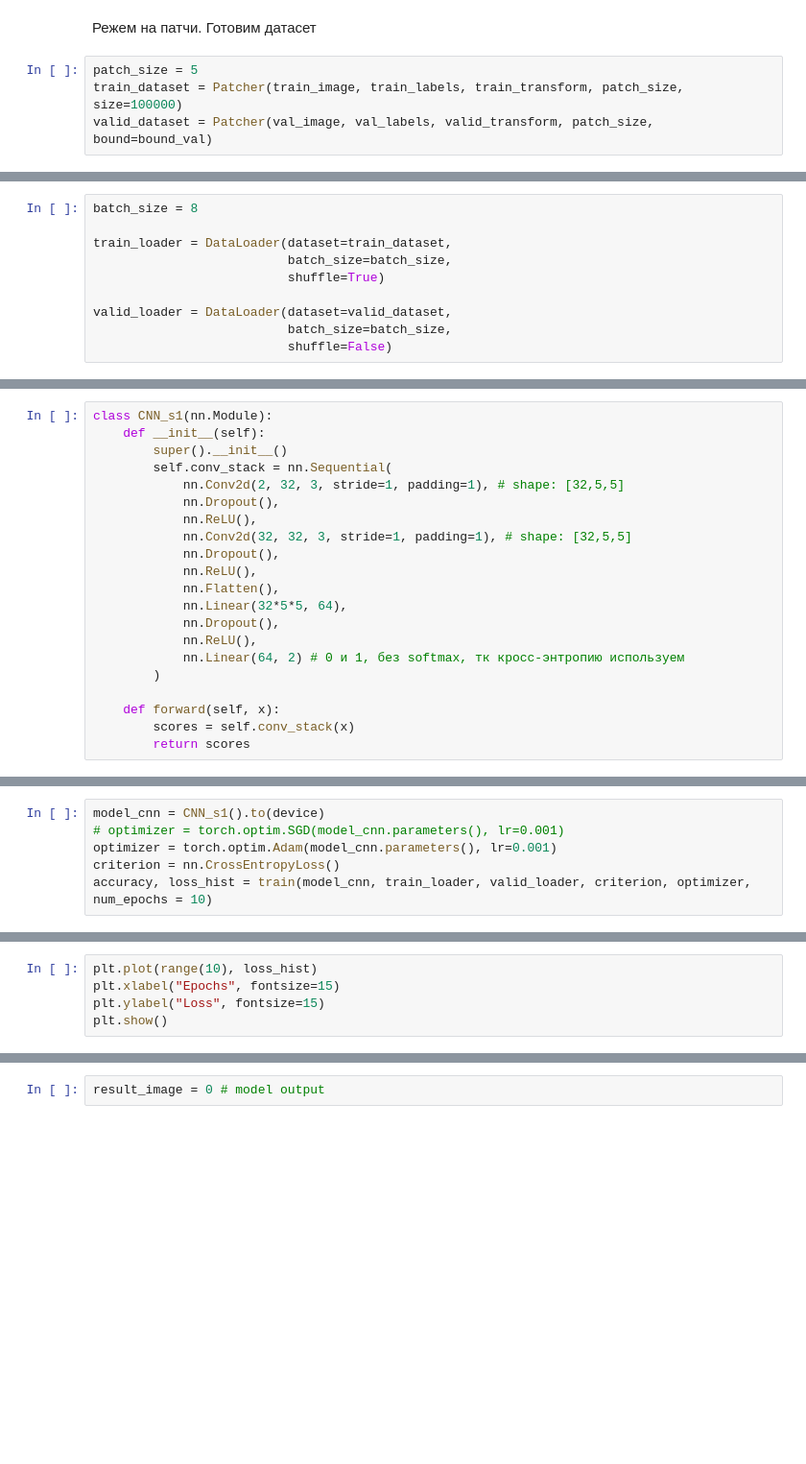
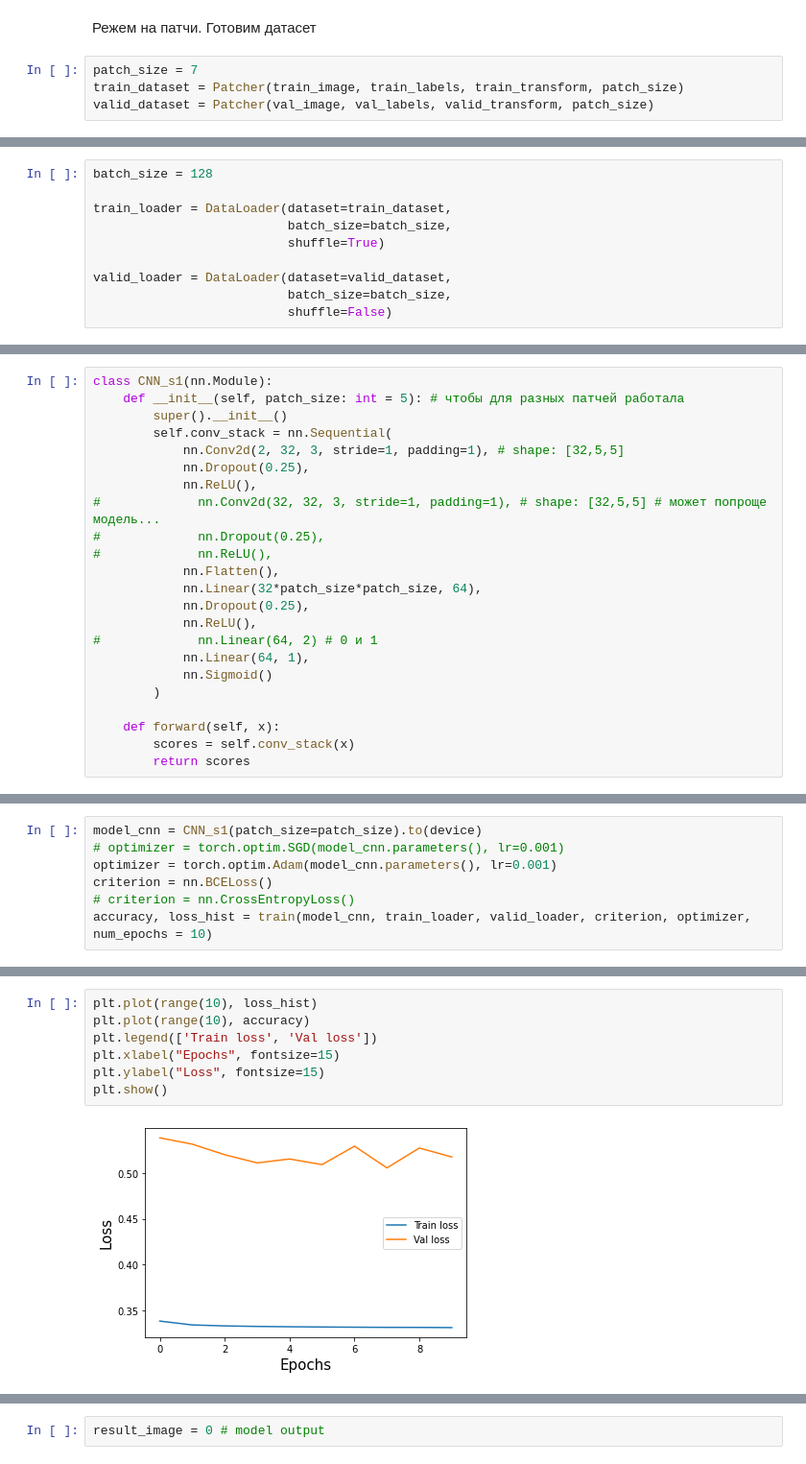
Before and after one commit to SozAnna/S1_Sakha_classification, a Jupyter notebook: Forest_mask_nn.ipynb, the cells around one changed output, grey strips where cells are left out. Shown: that part at 96% size. Cells and saved outputs as stored; diff of their text form; blank space fills up the shorter version.

```diff
--- a/Forest_mask_nn.ipynb
+++ b/Forest_mask_nn.ipynb
@@ -271,9 +310,9 @@ valid_transform = transforms.Compose([
 # %% [markdown]
 Режем на патчи. Готовим датасет
 # %%
-patch_size = 5
-train_dataset = Patcher(train_image, train_labels, train_transform, patch_size, size=100000)
-valid_dataset = Patcher(val_image, val_labels, valid_transform, patch_size, bound=bound_val)
+patch_size = 7
+train_dataset = Patcher(train_image, train_labels, train_transform, patch_size)
+valid_dataset = Patcher(val_image, val_labels, valid_transform, patch_size)
 # %%
 print(len(train_dataset))
 print(len(valid_dataset))
@@ -315,5 +322,5 @@ valid_dataset[0]
 # %%
-batch_size = 8
+batch_size = 128
 
 train_loader = DataLoader(dataset=train_dataset,
                           batch_size=batch_size,
@@ -331,19 +336,21 @@ len(train_loader)
 # %%
 class CNN_s1(nn.Module):
-    def __init__(self):
+    def __init__(self, patch_size: int = 5): # чтобы для разных патчей работала
         super().__init__()
         self.conv_stack = nn.Sequential(
             nn.Conv2d(2, 32, 3, stride=1, padding=1), # shape: [32,5,5]
-            nn.Dropout(),
+            nn.Dropout(0.25),
             nn.ReLU(),
-            nn.Conv2d(32, 32, 3, stride=1, padding=1), # shape: [32,5,5]
-            nn.Dropout(),
+#             nn.Conv2d(32, 32, 3, stride=1, padding=1), # shape: [32,5,5] # может попроще модель...
+#             nn.Dropout(0.25),
+#             nn.ReLU(),
+            nn.Flatten(),
+            nn.Linear(32*patch_size*patch_size, 64),
+            nn.Dropout(0.25),
             nn.ReLU(),
-            nn.Flatten(),
-            nn.Linear(32*5*5, 64),
-            nn.Dropout(),
-            nn.ReLU(),
-            nn.Linear(64, 2) # 0 и 1, без softmax, тк кросс-энтропию используем
+#             nn.Linear(64, 2) # 0 и 1
+            nn.Linear(64, 1),
+            nn.Sigmoid()
         )
 
     def forward(self, x):
@@ -365,7 +365,8 @@ torch.Size([8, 2])
 # %%
-model_cnn = CNN_s1().to(device)
+model_cnn = CNN_s1(patch_size=patch_size).to(device)
 # optimizer = torch.optim.SGD(model_cnn.parameters(), lr=0.001)
 optimizer = torch.optim.Adam(model_cnn.parameters(), lr=0.001)
-criterion = nn.CrossEntropyLoss()
+criterion = nn.BCELoss()
+# criterion = nn.CrossEntropyLoss()
 accuracy, loss_hist = train(model_cnn, train_loader, valid_loader, criterion, optimizer, num_epochs = 10)
 # %% [output]
@@ -375,5 +383,9 @@ TypeError: object of type 'NoneType' has no len()
 # %%
 plt.plot(range(10), loss_hist)
+plt.plot(range(10), accuracy)
+plt.legend(['Train loss', 'Val loss'])
 plt.xlabel("Epochs", fontsize=15)
 plt.ylabel("Loss", fontsize=15)
 plt.show()
+# %% [output]
+[figure, added]
```
Also changed, not shown: parts of 68 cells of this notebook.
